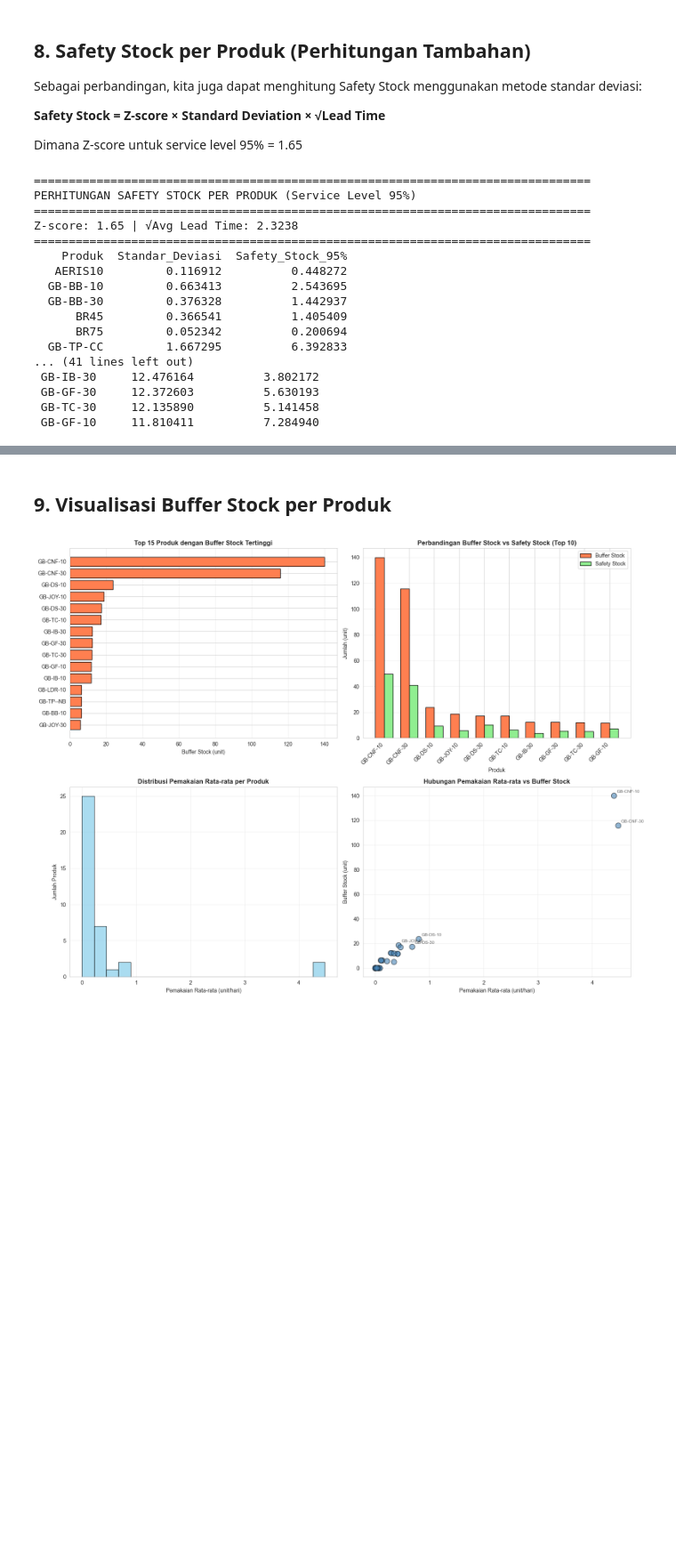
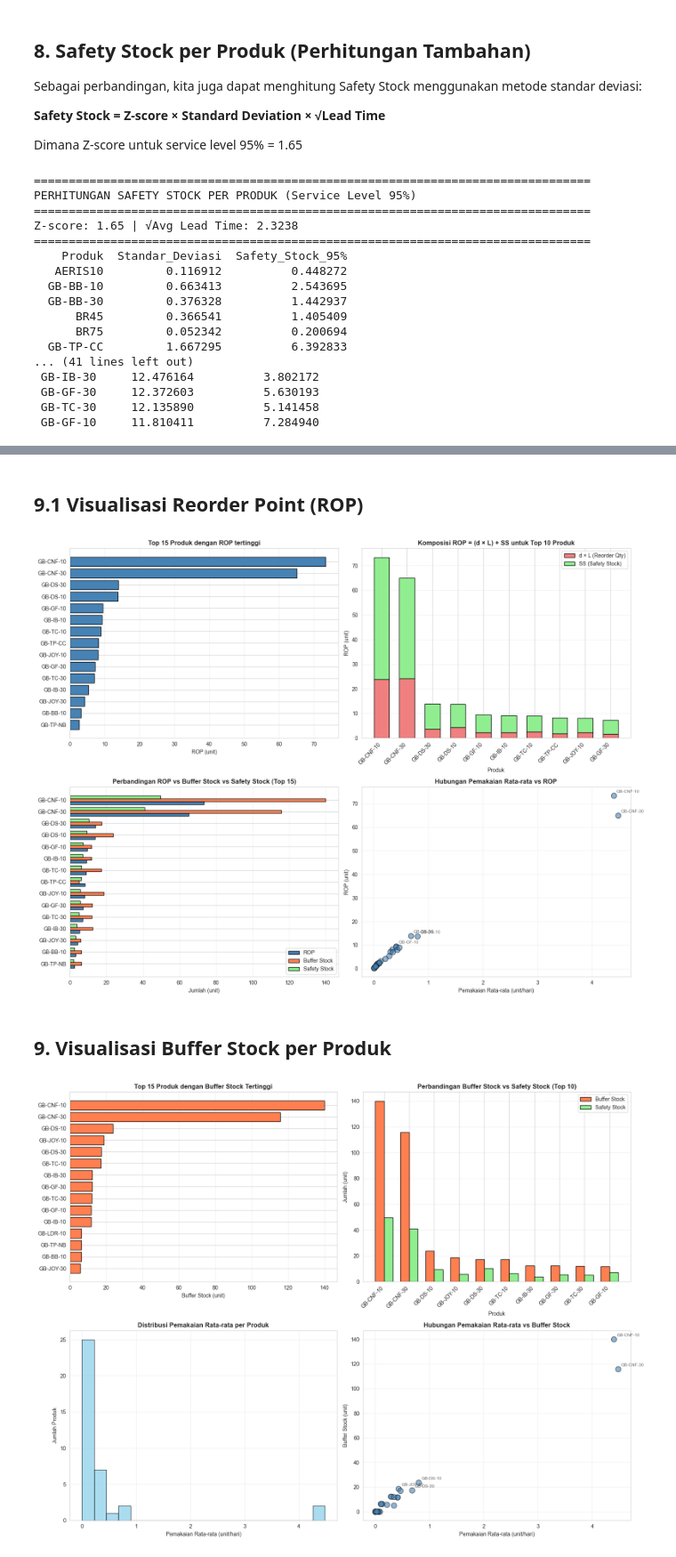
Before and after one commit to hadifauzan/skripsi_forecasting, a Jupyter notebook: python/buffer_stock_calculation.ipynb, the cells around one changed output, grey strips where cells are left out. Shown at 89% size. Saved outputs shown, nothing was run; the diff lists cells and outputs as text; code cells hidden in the pictures; blank space fills up the shorter version.

```diff
--- a/python/buffer_stock_calculation.ipynb
+++ b/python/buffer_stock_calculation.ipynb
@@ -298,3 +368,69 @@ Z-score: 1.65 | √Avg Lead Time: 2.3238
+# %% [markdown]
+## 9.1 Visualisasi Reorder Point (ROP)
+# %%
+# Visualisasi ROP
+fig, axes = plt.subplots(2, 2, figsize=(16, 12))
+
+# Plot 1: Top 15 Produk dengan ROP Tertinggi
+top_15_rop = product_stats.nlargest(15, 'ROP').sort_values('ROP', ascending=True)
+axes[0, 0].barh(top_15_rop['Produk'], top_15_rop['ROP'], color='steelblue', edgecolor='black')
+axes[0, 0].set_title('Top 15 Produk dengan ROP tertinggi', fontsize=12, fontweight='bold')
+axes[0, 0].set_xlabel('ROP (unit)')
+axes[0, 0].grid(True, axis='x', alpha=0.3)
+
+# Plot 2: Komposisi ROP = (d × L) + SS untuk Top 10 Produk
+top_10_rop = product_stats.nlargest(10, 'ROP')
+reorder_component = top_10_rop['Pemakaian_Rata_rata'] * avg_lead_time
+safety_component = top_10_rop['Safety_Stock_95%']
+
+x_pos = np.arange(len(top_10_rop))
+width = 0.6
+
+axes[0, 1].bar(x_pos, reorder_component, width, label='d × L (Reorder Qty)', color='lightcoral', edgecolor='black')
+axes[0, 1].bar(x_pos, safety_component, width, bottom=reorder_component, label='SS (Safety Stock)', color='lightgreen', edgecolor='black')
+axes[0, 1].set_title('Komposisi ROP = (d × L) + SS untuk Top 10 Produk', fontsize=12, fontweight='bold')
+axes[0, 1].set_xlabel('Produk')
+axes[0, 1].set_ylabel('ROP (unit)')
+axes[0, 1].set_xticks(x_pos)
+axes[0, 1].set_xticklabels(top_10_rop['Produk'], rotation=45, ha='right')
+axes[0, 1].legend()
+axes[0, 1].grid(True, axis='y', alpha=0.3)
+
+# Plot 3: Perbandingan ROP vs Buffer Stock vs Safety Stock (Top 15)
+top_15_comparison = product_stats.nlargest(15, 'ROP').sort_values('ROP', ascending=True)
+y_pos = np.arange(len(top_15_comparison))
+height = 0.25
+
+axes[1, 0].barh(y_pos - height, top_15_comparison['ROP'], height, label='ROP', color='steelblue', edgecolor='black')
+axes[1, 0].barh(y_pos, top_15_comparison['Buffer_Stock'], height, label='Buffer Stock', color='coral', edgecolor='black')
+axes[1, 0].barh(y_pos + height, top_15_comparison['Safety_Stock_95%'], height, label='Safety Stock', color='lightgreen', edgecolor='black')
+axes[1, 0].set_title('Perbandingan ROP vs Buffer Stock vs Safety Stock (Top 15)', fontsize=12, fontweight='bold')
+axes[1, 0].set_xlabel('Jumlah (unit)')
+axes[1, 0].set_yticks(y_pos)
+axes[1, 0].set_yticklabels(top_15_comparison['Produk'])
+axes[1, 0].legend()
+axes[1, 0].grid(True, axis='x', alpha=0.3)
+
+# Plot 4: Scatter Plot - Pemakaian Rata-rata vs ROP
+axes[1, 1].scatter(product_stats['Pemakaian_Rata_rata'], product_stats['ROP'],
+                   s=100, alpha=0.6, c='steelblue', edgecolor='black')
+axes[1, 1].set_title('Hubungan Pemakaian Rata-rata vs ROP', fontsize=12, fontweight='bold')
+axes[1, 1].set_xlabel('Pemakaian Rata-rata (unit/hari)')
+axes[1, 1].set_ylabel('ROP (unit)')
+axes[1, 1].grid(True, alpha=0.3)
+
+# Tambahkan label untuk produk dengan ROP tertinggi
+top_5_rop_label = product_stats.nlargest(5, 'ROP')
+for idx, row in top_5_rop_label.iterrows():
+    axes[1, 1].annotate(row['Produk'],
+                       (row['Pemakaian_Rata_rata'], row['ROP']),
+                       xytext=(5, 5), textcoords='offset points',
+                       fontsize=8, alpha=0.7)
+
+plt.tight_layout()
+plt.show()
+# %% [output]
+[figure, added]
 # %% [markdown]
 ## 9. Visualisasi Buffer Stock per Produk
 # %%
```
Also changed, not shown: parts of 6 cells of this notebook, 39 other files.
